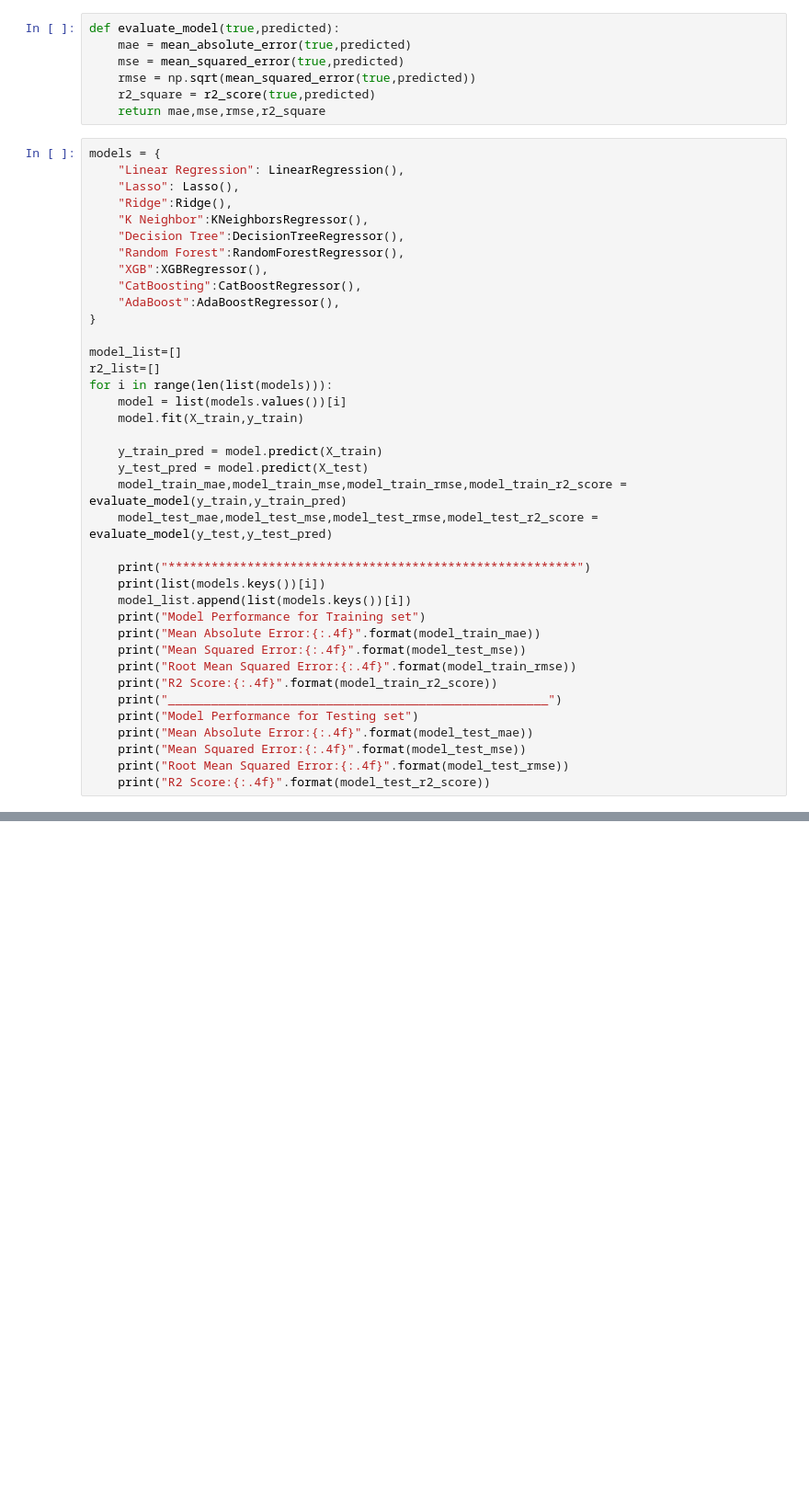
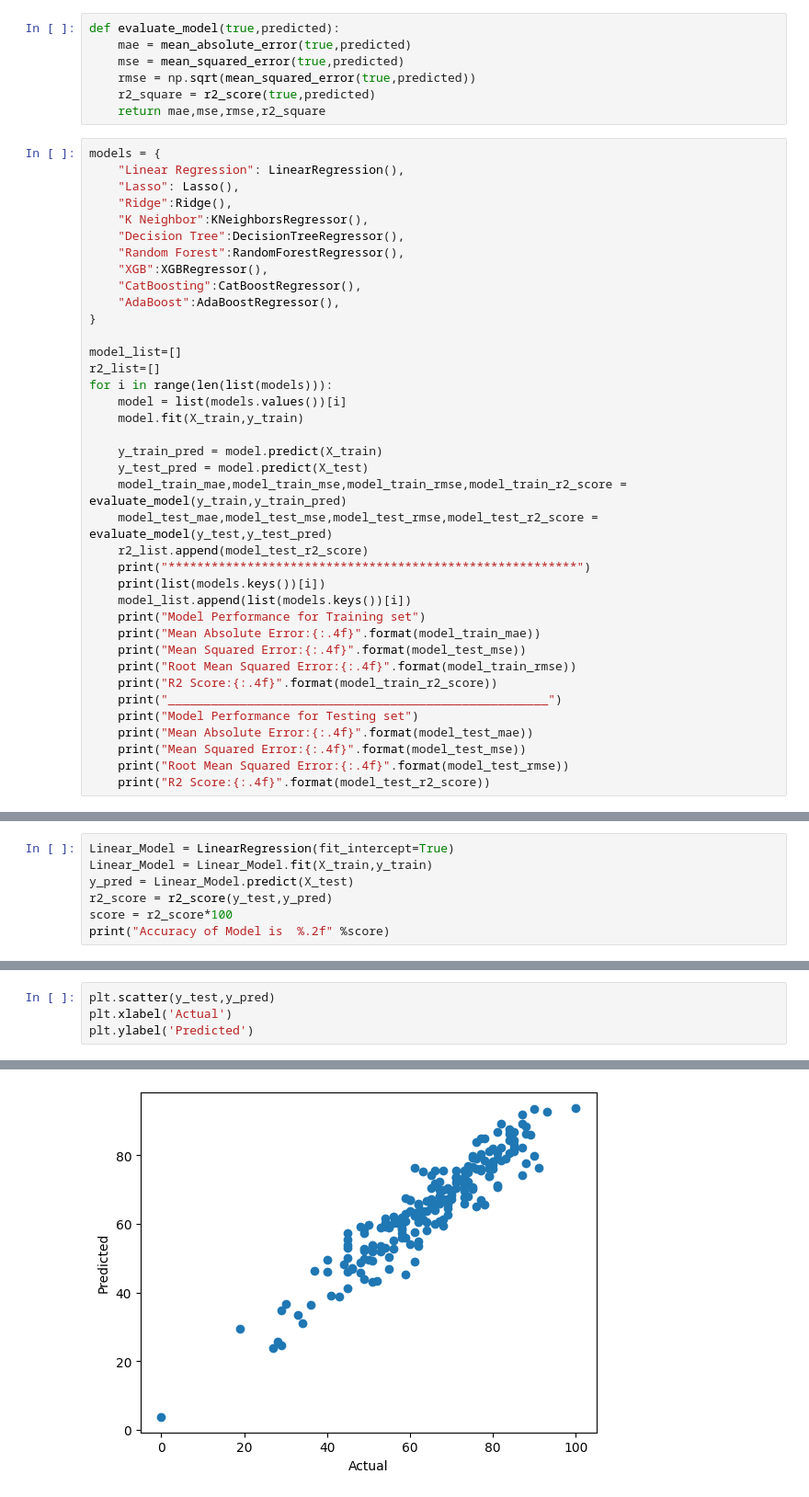
Before and after one commit to rakeshkanna/rkmlproject, a Jupyter notebook: src/notebooks/ModelTraining.ipynb, the cells around one changed output, grey strips where cells are left out. Shown: that part at 92% size. Saved outputs shown, nothing was run; the diff lists cells and outputs as text; blank space fills up the shorter version.

```diff
--- a/src/notebooks/ModelTraining.ipynb
+++ b/src/notebooks/ModelTraining.ipynb
@@ -77,7 +77,7 @@ for i in range(len(list(models))):
     y_test_pred = model.predict(X_test)
     model_train_mae,model_train_mse,model_train_rmse,model_train_r2_score = evaluate_model(y_train,y_train_pred)
     model_test_mae,model_test_mse,model_test_rmse,model_test_r2_score = evaluate_model(y_test,y_test_pred)
-
+    r2_list.append(model_test_r2_score)
     print("*********************************************************")
     print(list(models.keys())[i])
     model_list.append(list(models.keys())[i])
@@ -112,0 +126,7 @@ R2 Score:0.8481
+# %%
+Linear_Model = LinearRegression(fit_intercept=True)
+Linear_Model = Linear_Model.fit(X_train,y_train)
+y_pred = Linear_Model.predict(X_test)
+r2_score = r2_score(y_test,y_pred)
+score = r2_score*100
+print("Accuracy of Model is  %.2f" %score)
@@ -112,0 +135,5 @@ R2 Score:0.8481
+# %%
+plt.scatter(y_test,y_pred)
+plt.xlabel('Actual')
+plt.ylabel('Predicted')
+# %% [output]
@@ -112,0 +141 @@ R2 Score:0.8481
+[figure, added]
```
Also changed, not shown: parts of 7 cells of this notebook, 6 other files.
